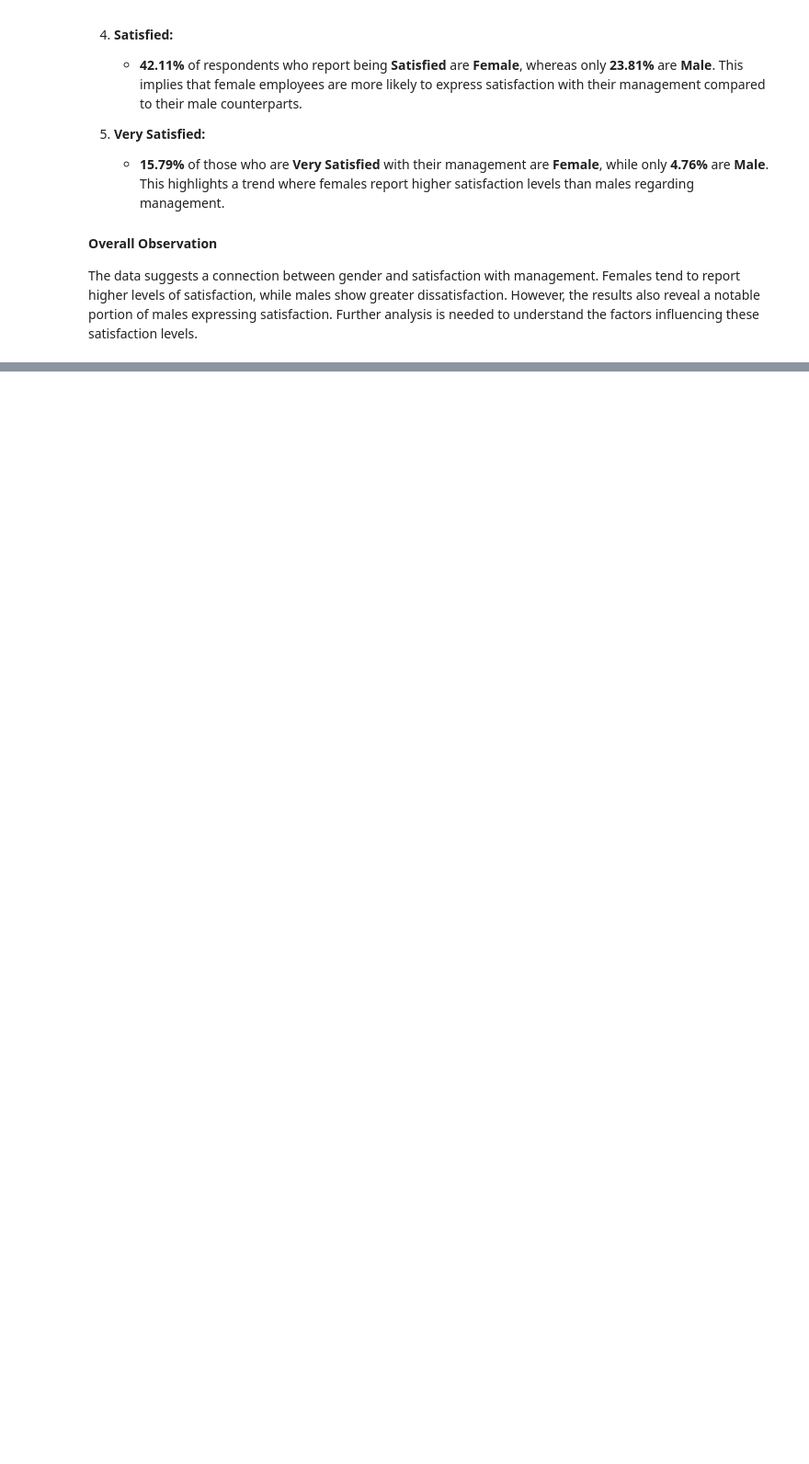
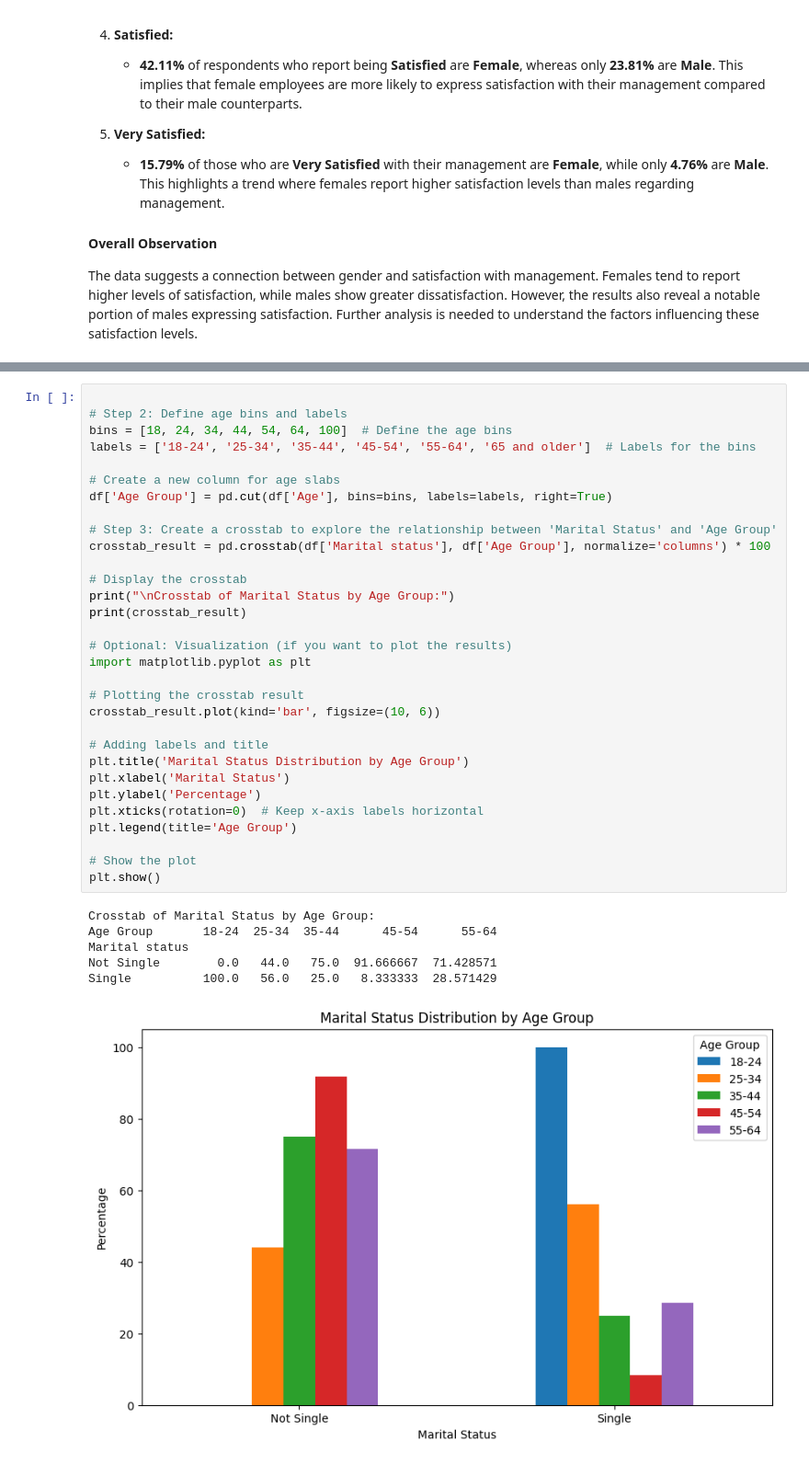
Before and after one commit to yayomithakshila/Data-Processing-with-Python-Project, a Jupyter notebook: Analyzing_WorkPlaceSatisfactionSurveyData.ipynb, the cells around one changed output, grey strips where cells are left out. Shown: that part at 92% size. Drawn from its saved outputs; the diff is of its cells as text; blank space fills up the shorter version.

```diff
--- a/Analyzing_WorkPlaceSatisfactionSurveyData.ipynb
+++ b/Analyzing_WorkPlaceSatisfactionSurveyData.ipynb
@@ -650,0 +674,38 @@ The data suggests a connection between gender and satisfaction with management.
+# %%
+
+# Step 2: Define age bins and labels
+bins = [18, 24, 34, 44, 54, 64, 100]  # Define the age bins
+labels = ['18-24', '25-34', '35-44', '45-54', '55-64', '65 and older']  # Labels for the bins
+
+# Create a new column for age slabs
+df['Age Group'] = pd.cut(df['Age'], bins=bins, labels=labels, right=True)
+
+# Step 3: Create a crosstab to explore the relationship between 'Marital Status' and 'Age Group'
+crosstab_result = pd.crosstab(df['Marital status'], df['Age Group'], normalize='columns') * 100
+
+# Display the crosstab
+print("\nCrosstab of Marital Status by Age Group:")
+print(crosstab_result)
+
+# Optional: Visualization (if you want to plot the results)
+import matplotlib.pyplot as plt
+
+# Plotting the crosstab result
+crosstab_result.plot(kind='bar', figsize=(10, 6))
+
+# Adding labels and title
+plt.title('Marital Status Distribution by Age Group')
+plt.xlabel('Marital Status')
+plt.ylabel('Percentage')
+plt.xticks(rotation=0)  # Keep x-axis labels horizontal
+plt.legend(title='Age Group')
+
+# Show the plot
+plt.show()
+# %% [output]
+Crosstab of Marital Status by Age Group:
+Age Group       18-24  25-34  35-44      45-54      55-64
+Marital status
+Not Single        0.0   44.0   75.0  91.666667  71.428571
+Single          100.0   56.0   25.0   8.333333  28.571429
+[figure, added]
```
Also changed, not shown: parts of 3 cells of this notebook.
